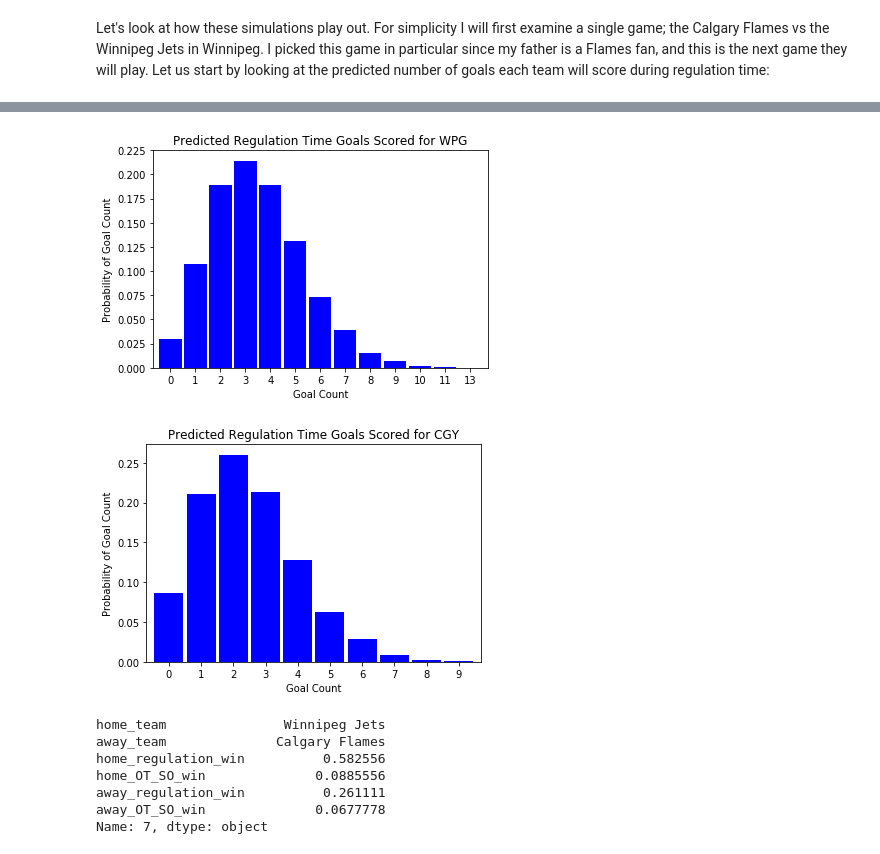
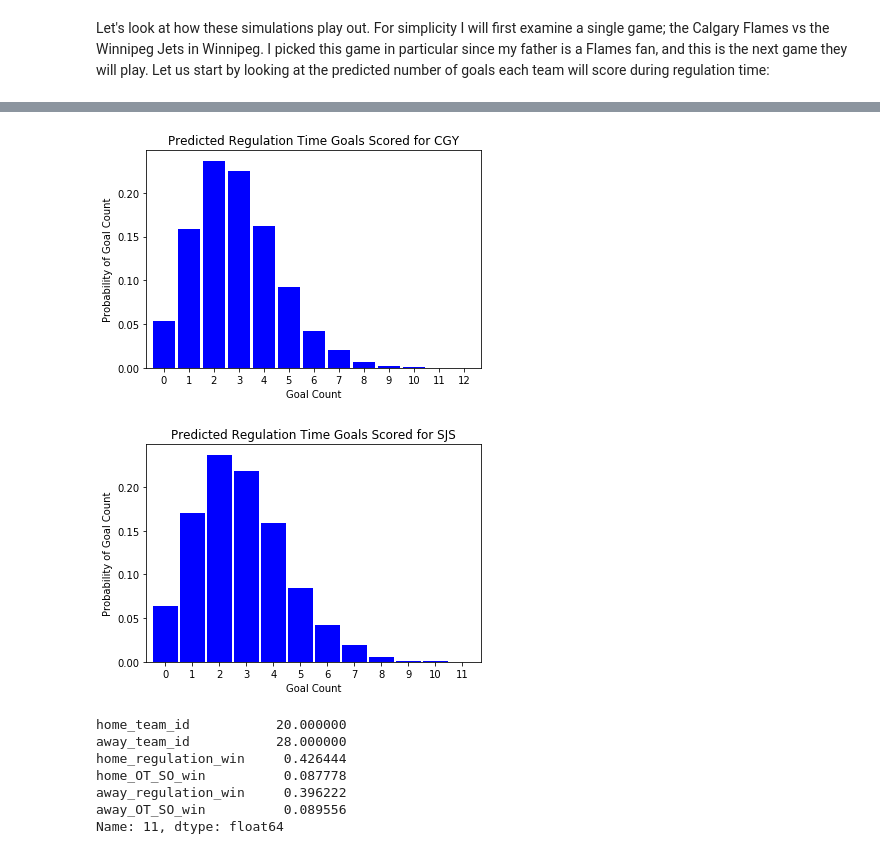
Before and after one commit to evjrob/bayes-bet, a Jupyter notebook: notebooks/Modeling the NHL.ipynb, the cells around one changed output, grey strips where cells are left out. Cells and saved outputs as stored; diff of their text form; code cells hidden in the pictures.

Commit message:
Configured modelling notebook to work from postgresql

```diff
--- a/notebooks/Modeling the NHL.ipynb
+++ b/notebooks/Modeling the NHL.ipynb
@@ -99,3 +25,24 @@ Index(['date', 'season', 'game_type', 'home_team', 'home_team_reg_score',
+# %%
+# Load .env to get database credentials
+load_dotenv(find_dotenv())
+DATABASE_USER = os.getenv('DATABASE_USER')
+DATABASE_PASSWD = os.getenv('DATABASE_PASSWD')
+
+engine = create_engine('postgresql+psycopg2://'+DATABASE_USER+':'+DATABASE_PASSWD+'@localhost/bayes_bet')
+connection = engine.connect()
+
+statement = "SELECT * FROM model_input_data;"
+
+completed_games =  pd.read_sql(statement, connection)
+
+today = dt.date.today()
+end_date = (today + dt.timedelta(days=7)).strftime('%Y-%m-%d')
+
+statement = "SELECT * FROM model_prediction_data WHERE game_date <= '" + end_date + "';"
+
+scheduled_games =  pd.read_sql(statement, connection)
+
+connection.close()
 # %% [markdown]
 It is necessary to also decorate this data with integer labels for the home and away teams. These labels serve as an array index for the random variables, and allow us to reference the correct random variables for each team in the PYMC3 model.
 # %%
@@ -136,14 +85,14 @@ completed_games = add_team_data_labels(completed_games)
 Because the ultimate goal of this model is to make predictions about the outcomes for games that haven't been played yet we need to extract the data for the model into Theano shared variables as [described in the PYMC3 documentation](https://docs.pymc.io/advanced_theano.html). This will allow us to swap out the data for completed games with the scheduled games and then predict samples of game outcomes for those scheduled games too.
 # %%
 # Determine the total number of teams for PYMC3
-num_teams = len(completed_games.i_home.drop_duplicates())
+num_teams = teams.shape[0]
 
 # Create shaed theano variables that can be swapped out with
 # scheduled games later.
-home_team = theano.shared(completed_games.i_home.values)
-away_team = theano.shared(completed_games.i_away.values)
+home_team = theano.shared(model_input_data.i_home.values)
+away_team = theano.shared(model_input_data.i_away.values)
 
 # Create arrays of observations for our pymc3 model
-observed_home_goals = completed_games.home_team_reg_score.values
-observed_away_goals = completed_games.away_team_reg_score.values
-observed_home_winner = completed_games.home_win.values
+observed_home_goals = model_input_data.home_team_regulation_score.values
+observed_away_goals = model_input_data.away_team_regulation_score.values
+observed_home_winner = model_input_data.home_win.values
@@ -297,27 +262,27 @@ Let's look at how these simulations play out. For simplicity I will first examin
 # %%
 import matplotlib.pyplot as plt
 
 def plot_posterior_goal_count(posterior_goals, team_name):
     fig = plt.figure()
     ax = fig.add_subplot()
 
     vc = pd.Series(posterior_goals).value_counts().sort_index()
     vc /= float(vc.sum())
     ax = vc.plot(kind='bar', width=0.9, color='b')
 
     ax.set_ylabel('Probability of Goal Count')
     ax.set_xlabel('Goal Count')
     ax.set_title('Predicted Regulation Time Goals Scored for {}'.format(team_name))
 
     fig = ax.get_figure()
     plt.xticks(rotation=0)
     plt.show()
 
-plot_posterior_goal_count(post_pred['home_goals'][:,7], 'WPG')
-plot_posterior_goal_count(post_pred['away_goals'][:,7], 'CGY')
+plot_posterior_goal_count(post_pred['home_goals'][:,11], 'CGY')
+plot_posterior_goal_count(post_pred['away_goals'][:,11], 'SJS')
 # %% [output]
-[figure, old version]
+[figure, new version]
-[figure, old version]
+[figure, new version]
 # %%
 # Determine all the games in which the home and away teams win, lose,
 # or tie in regulation time
@@ -329,19 +294,19 @@ regulation_tie = post_pred['home_goals'] == post_pred['away_goals']
 home_won_tie_breaker = post_pred['tie_breaker']
 away_won_tie_breaker = ~home_won_tie_breaker
 # %%
-scheduled_game_probs = scheduled_games[['home_team', 'away_team']].copy()
+scheduled_game_probs = scheduled_games[['home_team_id', 'away_team_id']].copy()
 scheduled_game_probs['home_regulation_win'] = home_won_regulation.mean(axis=0)
 scheduled_game_probs['home_OT_SO_win'] = (regulation_tie & home_won_tie_breaker).mean(axis=0)
 scheduled_game_probs['away_regulation_win'] = away_won_regulation.mean(axis=0)
 scheduled_game_probs['away_OT_SO_win'] = (regulation_tie & away_won_tie_breaker).mean(axis=0)
 
-scheduled_game_probs.loc[7, :]
+scheduled_game_probs.loc[11, :]
 # %% [output]
-home_team               Winnipeg Jets
-away_team              Calgary Flames
-home_regulation_win          0.582556
-home_OT_SO_win              0.0885556
-away_regulation_win          0.261111
-away_OT_SO_win              0.0677778
-Name: 7, dtype: object
+home_team_id           20.000000
+away_team_id           28.000000
+home_regulation_win     0.426444
+home_OT_SO_win          0.087778
+away_regulation_win     0.396222
+away_OT_SO_win          0.089556
+Name: 11, dtype: float64
 # %%
```
Also changed, not shown: parts of 14 cells of this notebook.
